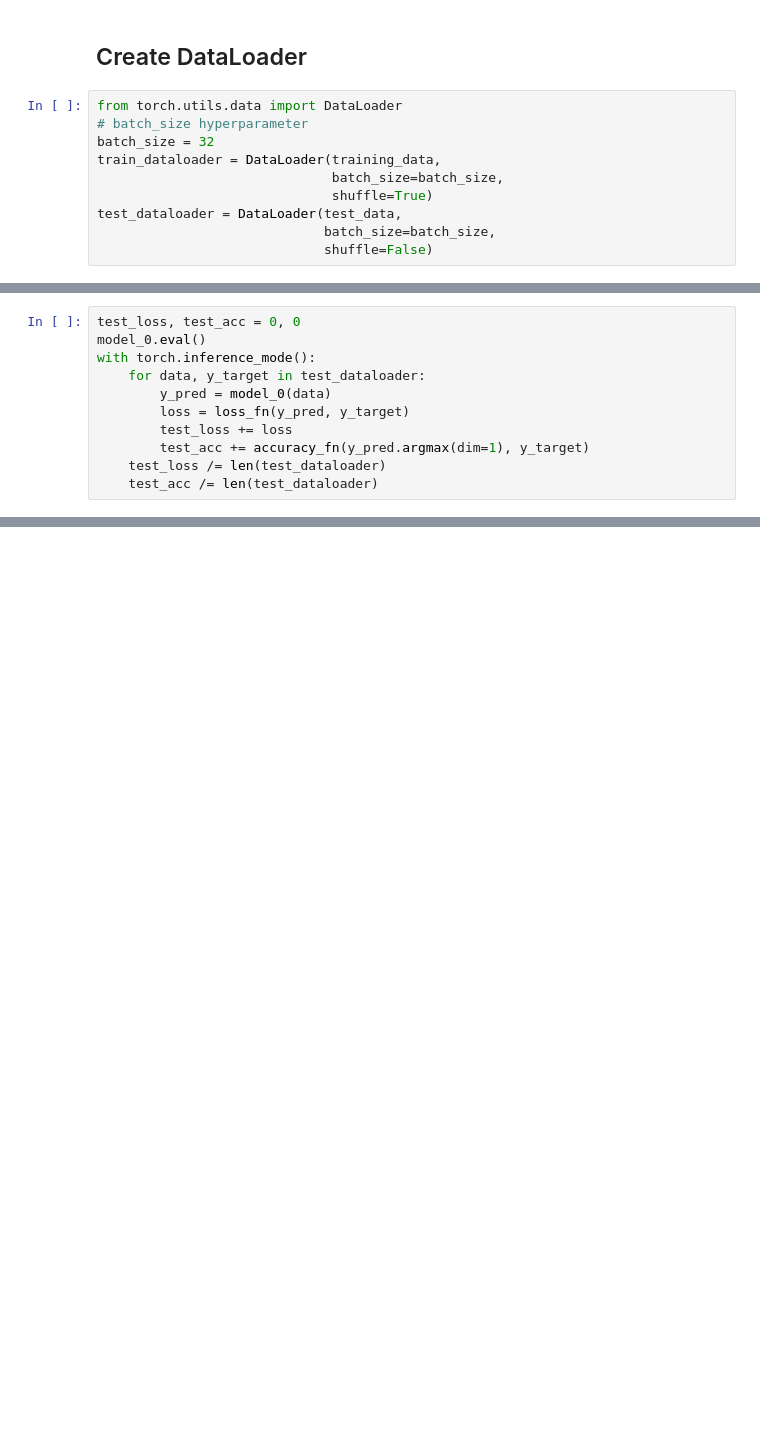
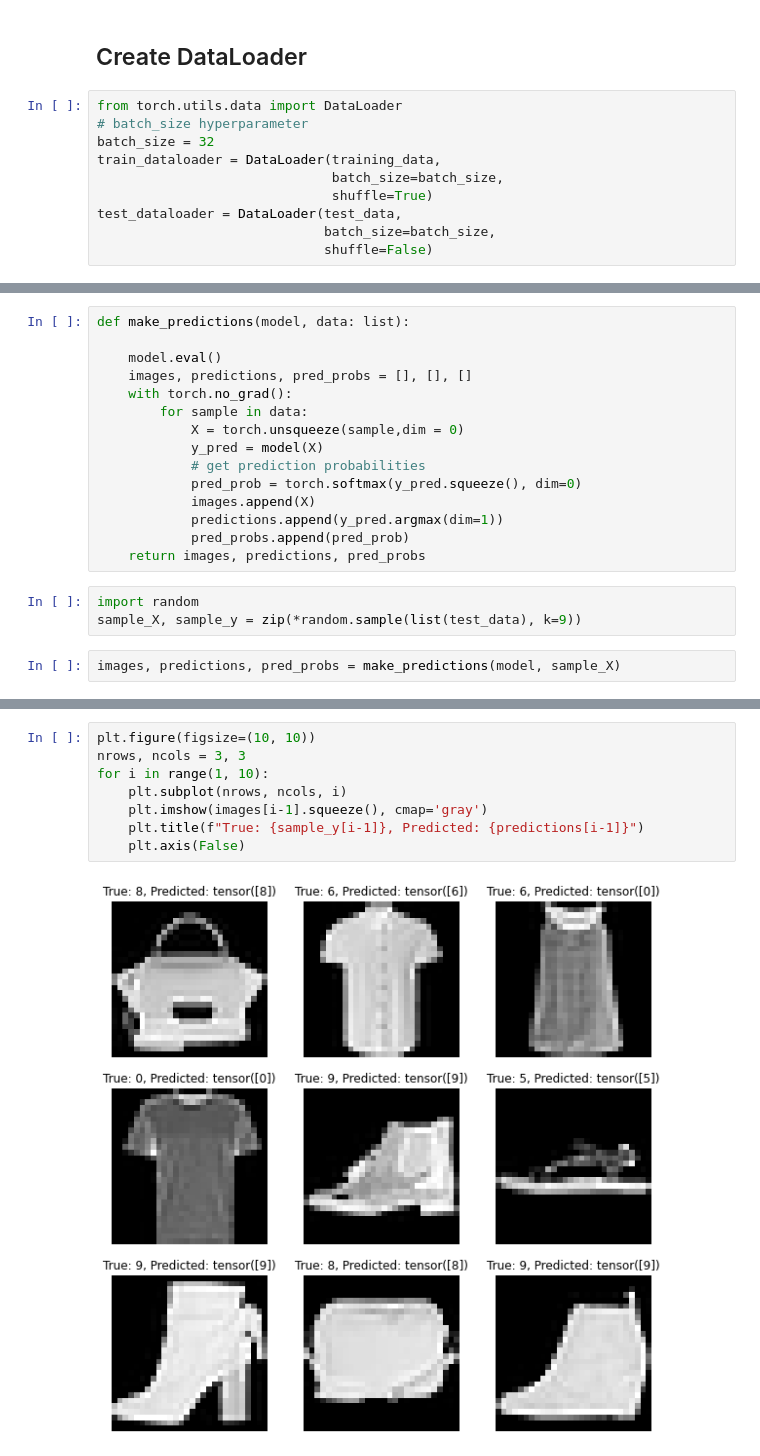
Before and after one commit to PattaWapee/pytorch_practice, a Jupyter notebook: learn_pytorch/03ComputerVision.ipynb, the cells around one changed output, grey strips where cells are left out. Cells and saved outputs as stored; diff of their text form; blank space fills up the shorter version.

```diff
--- a/learn_pytorch/03ComputerVision.ipynb
+++ b/learn_pytorch/03ComputerVision.ipynb
@@ -199,11 +222,0 @@ Train loss: 2.318464994430542
-# %%
-test_loss, test_acc = 0, 0
-model_0.eval()
-with torch.inference_mode():
-    for data, y_target in test_dataloader:
-        y_pred = model_0(data)
-        loss = loss_fn(y_pred, y_target)
-        test_loss += loss
-        test_acc += accuracy_fn(y_pred.argmax(dim=1), y_target)
-    test_loss /= len(test_dataloader)
-    test_acc /= len(test_dataloader)
@@ -213,0 +223,20 @@ Test loss: 2.3190648555755615, Test accuracy: 10.852635782747603
+# %%
+def make_predictions(model, data: list):
+
+    model.eval()
+    images, predictions, pred_probs = [], [], []
+    with torch.no_grad():
+        for sample in data:
+            X = torch.unsqueeze(sample,dim = 0)
+            y_pred = model(X)
+            # get prediction probabilities
+            pred_prob = torch.softmax(y_pred.squeeze(), dim=0)
+            images.append(X)
+            predictions.append(y_pred.argmax(dim=1))
+            pred_probs.append(pred_prob)
+    return images, predictions, pred_probs
+# %%
+import random
+sample_X, sample_y = zip(*random.sample(list(test_data), k=9))
+# %%
+images, predictions, pred_probs = make_predictions(model, sample_X)
@@ -213,0 +259,10 @@ Test loss: 2.3190648555755615, Test accuracy: 10.852635782747603
+# %%
+plt.figure(figsize=(10, 10))
+nrows, ncols = 3, 3
+for i in range(1, 10):
+    plt.subplot(nrows, ncols, i)
+    plt.imshow(images[i-1].squeeze(), cmap='gray')
+    plt.title(f"True: {sample_y[i-1]}, Predicted: {predictions[i-1]}")
+    plt.axis(False)
+# %% [output]
+[figure, added]
```
Also changed, not shown: parts of 22 cells of this notebook.
